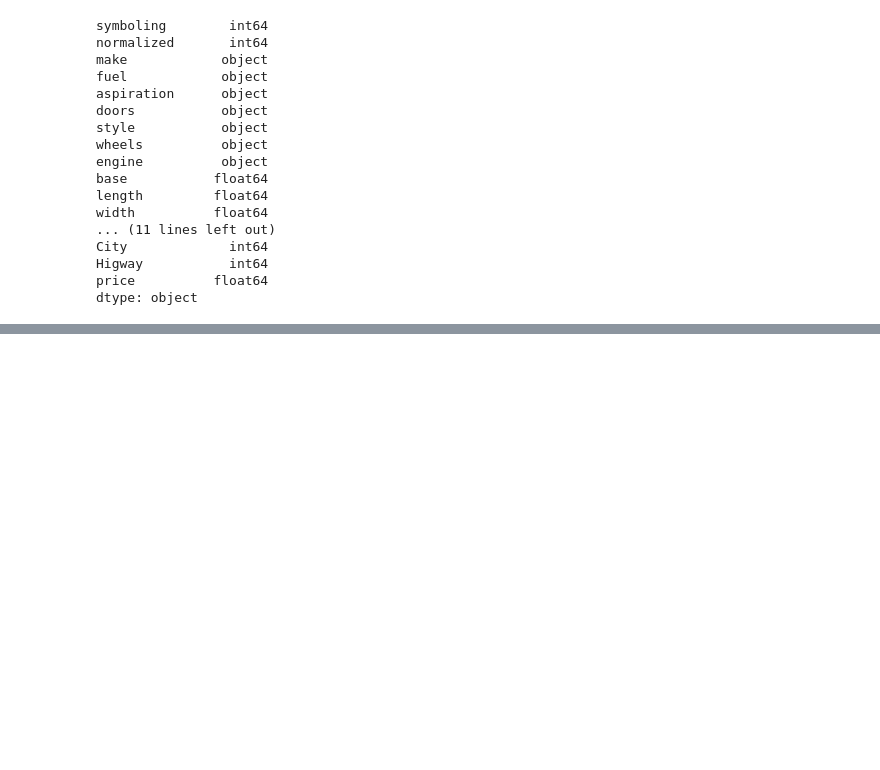
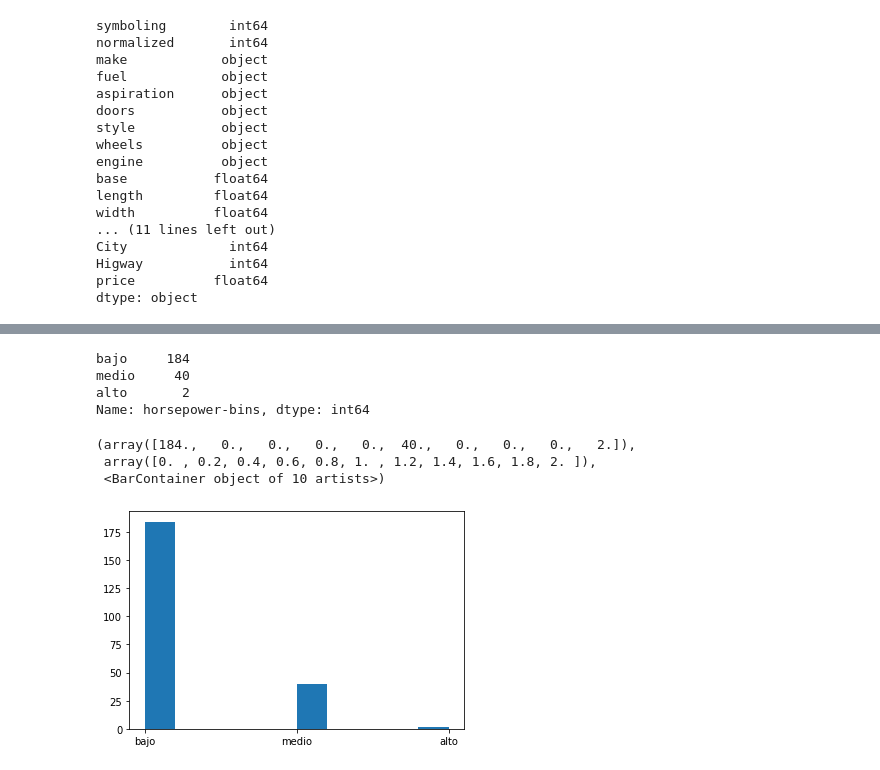
Before and after one commit to lmejicano/DataAnalystModulo2, a Jupyter notebook: AnalisisDatos_Autos.ipynb, the cells around one changed output, grey strips where cells are left out. Saved outputs shown, nothing was run; the diff lists cells and outputs as text; code cells hidden in the pictures; blank space fills up the shorter version.

```diff
--- a/AnalisisDatos_Autos.ipynb
+++ b/AnalisisDatos_Autos.ipynb
@@ -541,0 +567,5 @@ dtype: object
+# %%
+#Vamos a convertir los datos de la columna Highway de mpg a kmL.
+#No vamos a sutituir la columna sino crear otra columna equivalente.
+df_Autos["highway-L/100km"] = 235/df_Autos["Higway"]
+df_Autos.head(5) #Verificamos el resultado
@@ -541,0 +616,5 @@ dtype: object
+# %%
+df_Autos['length'] = df_Autos['length']/df_Autos['length'].max() #Con este codigo lo que hacemos es lograr que
+#todos los valores de la columna 'length' oscilen entre 0 y 1.
+df_Autos['width'] = df_Autos['width']/df_Autos['width'].max() #Same
+df_Autos['heingt'] = df_Autos['heingt']/df_Autos['heingt'].max() #Same
@@ -541,0 +643,3 @@ dtype: object
+# %%
+df_Autos[['horsepower']] = df_Autos[['horsepower']].astype('int') #convertimos los datos de la columna a INT
+df_Autos.info()
@@ -541,0 +670,6 @@ dtype: object
+# %%
+nombres = ["bajo", "medio", "alto"]
+df_Autos["horsepower-bins"] = pd.cut(df_Autos['horsepower'], bins = cat, labels = nombres, include_lowest = True)
+#Creamos otra columna en la que vamos a usar pandas para cortar lo que tengo en la columna original en las
+#diferentes categorias
+df_Autos[["horsepower","horsepower-bins"]].head(5)
@@ -541,0 +683,7 @@ dtype: object
+# %%
+df_Autos["horsepower-bins"].value_counts() #Para ver una vista general de la columna segun categoria
+# %% [output]
+bajo     184
+medio     40
+alto       2
+Name: horsepower-bins, dtype: int64
@@ -541,0 +693,7 @@ dtype: object
+# %%
+plt.hist(df_Autos["horsepower-bins"]) #Para visualizar un histograma
+# %% [output]
+(array([184.,   0.,   0.,   0.,   0.,  40.,   0.,   0.,   0.,   2.]),
+ array([0. , 0.2, 0.4, 0.6, 0.8, 1. , 1.2, 1.4, 1.6, 1.8, 2. ]),
+ <BarContainer object of 10 artists>)
+[figure, added]
```
Also changed, not shown: parts of 23 cells of this notebook.
